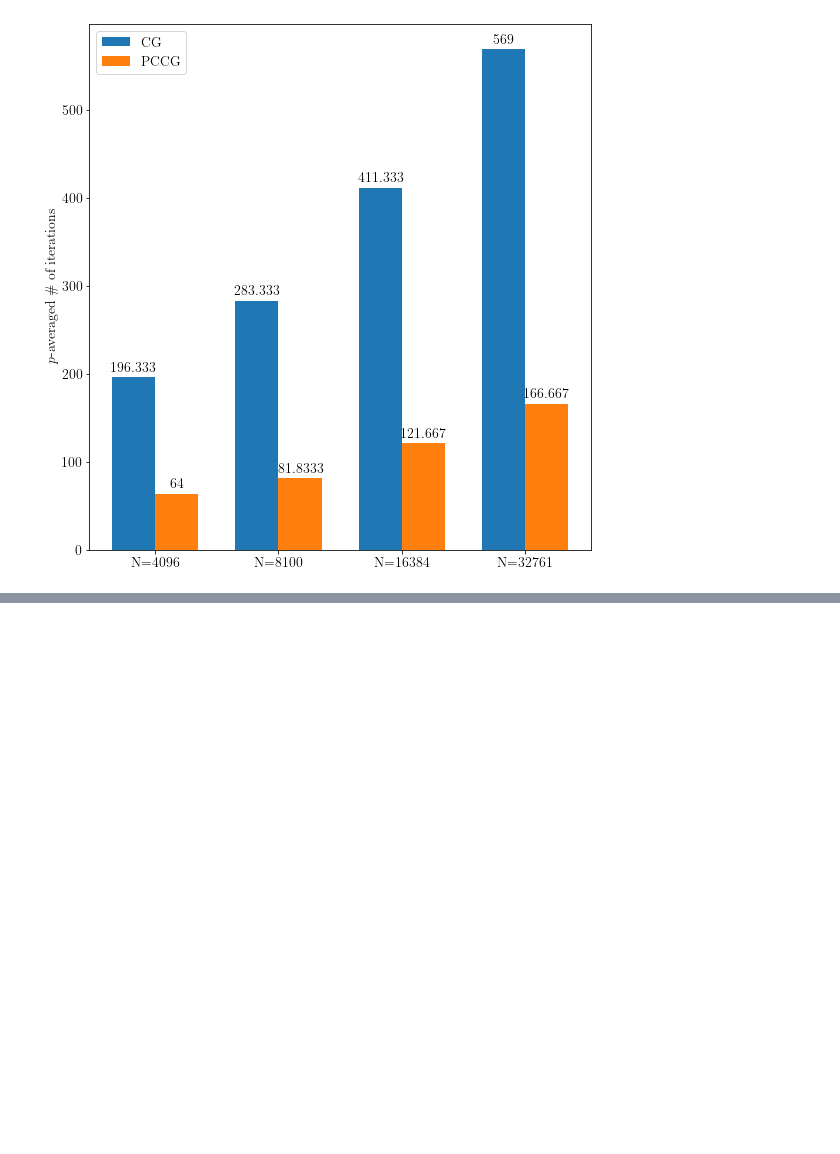
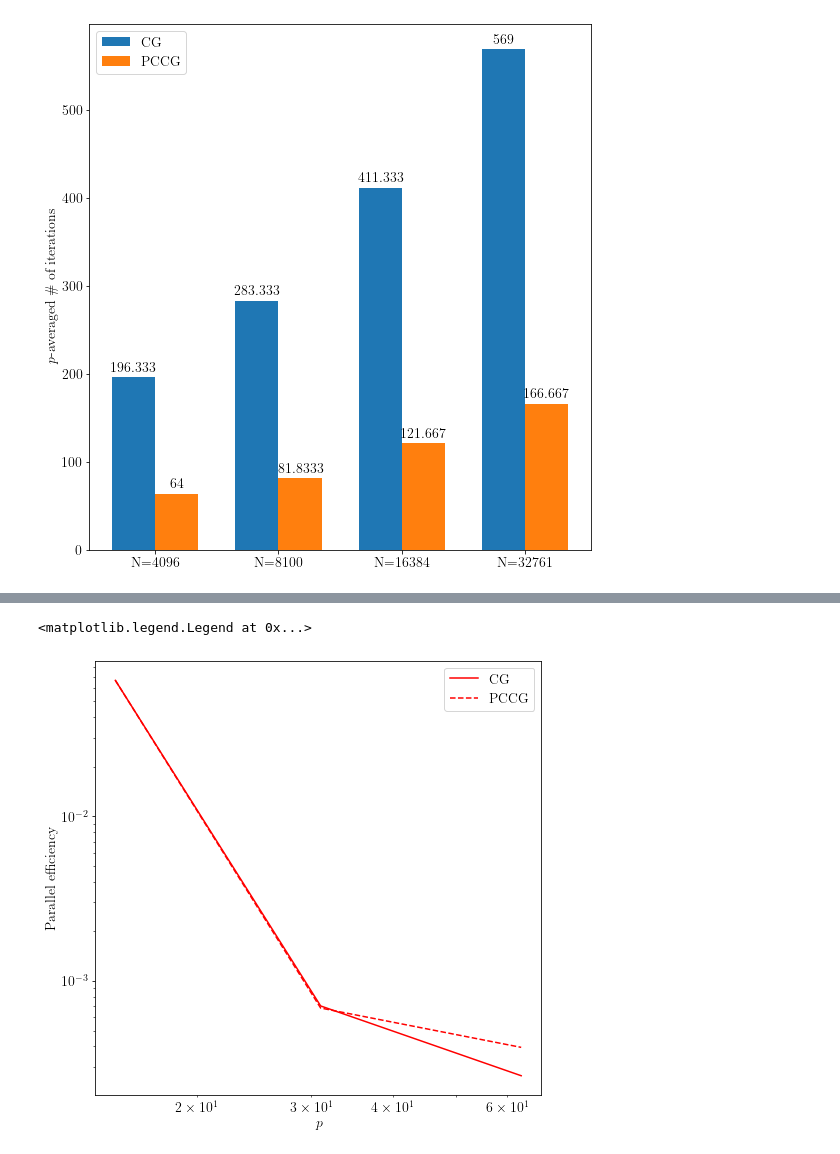
Before and after one commit to yardasol/cs554-project, a Jupyter notebook: ilu-plots.ipynb, the cells around one changed output, grey strips where cells are left out. Saved outputs shown, nothing was run; the diff lists cells and outputs as text; code cells hidden in the pictures; blank space fills up the shorter version.

Commit message:
added weak scaling curve

```diff
--- a/ilu-plots.ipynb
+++ b/ilu-plots.ipynb
@@ -10,4 +10,4 @@ plt.rc('text', usetex=True)
 plt.rc('font', family='serif', size=14)
 #plt.rcParams['axes.autolimit_mode'] = 'round_numbers'
 # %%
-df = pd.read_csv("project/Code/runFolder/Results/ILU/2D/2DILU.csv")
+df = pd.read_csv("Code/runFolder/Results/ILU/2D/2DILU.csv")
@@ -110,0 +121,4 @@ plt.savefig('2D_ILU_intvsN.svg',format='svg')
+# %%
+wsids1 = [1, 8, 15, 22]
+wsids2 = [2, 9, 16, 23]
+wsids3 = [3, 10, 17]
@@ -110,0 +133,24 @@ plt.savefig('2D_ILU_intvsN.svg',format='svg')
+# %%
+fig5,ax5 = plt.subplots(figsize=(8,8))
+ax5.set_xlabel('$p$')
+ax5.set_ylabel('Parallel efficiency')
+dfn = df.loc[wsids3,:]
+idx, ps = pd.factorize(dfn["p"])
+idx, ns = pd.factorize(dfn["n"])
+ps = ps.to_numpy()
+colors = ['r', 'b', 'g', 'c', 'k', 'm']
+ns = ns.to_numpy()
+TCG = dfn.TCG.to_numpy()
+TPCCG = dfn.TPCCG.to_numpy()
+speedupCG = TCG[0] / TCG
+speedupPCCG = TPCCG[0] / TPCCG
+efficiencyCG = speedupCG / ps
+efficiencyPCCG = speedupPCCG / ps
+ax5.loglog(ps,efficiencyCG,label=f'CG', color = colors[i])
+ax5.loglog(ps,efficiencyPCCG,label=f'PCCG',linestyle='--', color=colors[i])
+#ax5.set_xlim([1e0,1e2])
+#ax5.set_ylim([1e-3,1e0])
+ax5.legend()
+# %% [output]
+<matplotlib.legend.Legend at 0x...>
+[figure, added]
```
Also changed, not shown: parts of 4 cells of this notebook.
